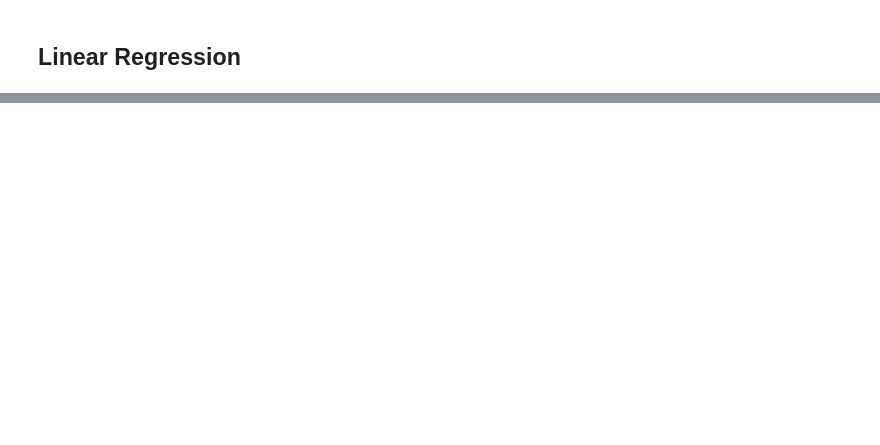
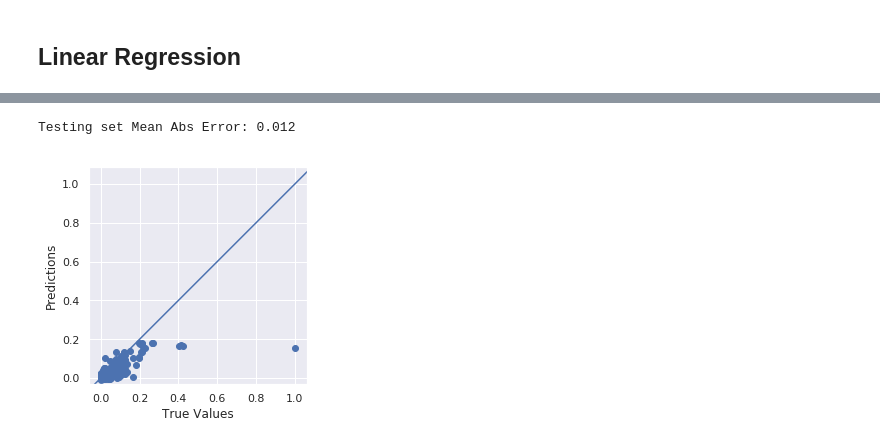
Before and after one commit to noahbjohnson/senior-project, a Jupyter notebook: notebooks/15.ipynb, the cells around one changed output, grey strips where cells are left out. Drawn from its saved outputs; the diff is of its cells as text; code cells hidden in the pictures; blank space fills up the shorter version.

```diff
--- a/notebooks/15.ipynb
+++ b/notebooks/15.ipynb
@@ -59,0 +319,35 @@ linear_regression_models["OLS"] = ols
+# %%
+def train_test(df):
+    msk = np.random.rand(len(df)) < 0.8
+    train = df[msk]
+    test = df[~msk]
+    return train, test
+# %%
+def build_model():
+  model = keras.Sequential([
+    layers.Dense(256, activation=tf.nn.relu, input_shape=[len(x)]),
+    layers.Dense(256, activation=tf.nn.relu),
+    layers.Dense(256, activation=tf.nn.relu),
+    layers.Dense(128, activation=tf.nn.relu),
+    layers.Dense(64, activation=tf.sigmoid),
+    layers.Dense(32, activation=tf.sigmoid),
+    layers.Dense(1)
+  ])
+
+  optimizer = tf.keras.optimizers.RMSprop(0.001)
+
+  model.compile(loss='mean_squared_error',
+                optimizer=optimizer,
+                metrics=['mean_absolute_error', 'mean_squared_error'])
+  return model
+# %%
+model = build_model()
+
+train, test = train_test(median_imputed)
+# The patience parameter is the amount of epochs to check for improvement
+early_stop = keras.callbacks.EarlyStopping(monitor='val_loss', patience=10)
+
+history = model.fit(train[x], train['ST.INT.RCPT.CD'], epochs=1000,
+                    validation_split = 0.2, verbose=0, callbacks=[early_stop, PrintDot()])
+
+plot_history(history)
@@ -59,0 +368,15 @@ linear_regression_models["OLS"] = ols
+# %%
+loss, mae, mse = model.evaluate(test[x], test['ST.INT.RCPT.CD'], verbose=0)
+print("Testing set Mean Abs Error: {:5.3f}".format(mae))
+# %% [output]
+Testing set Mean Abs Error: 0.012
+# %%
+test_predictions = model.predict(test[x]).flatten()
+plt.scatter(test['ST.INT.RCPT.CD'], test_predictions)
+plt.xlabel('True Values')
+plt.ylabel('Predictions')
+plt.axis('equal')
+plt.axis('square')
+_ = plt.plot([-100, 100], [-100, 100])
+# %% [output]
+[figure, added]
```
Also changed, not shown: parts of 35 cells of this notebook.
